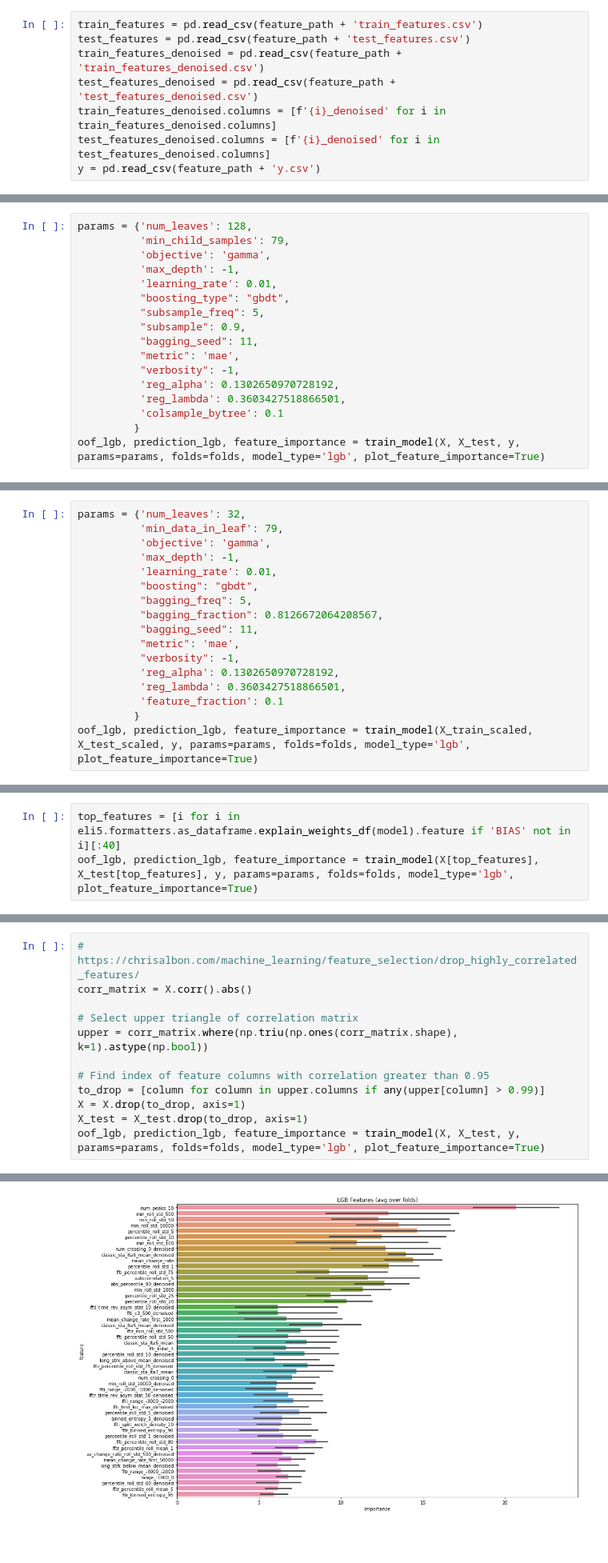
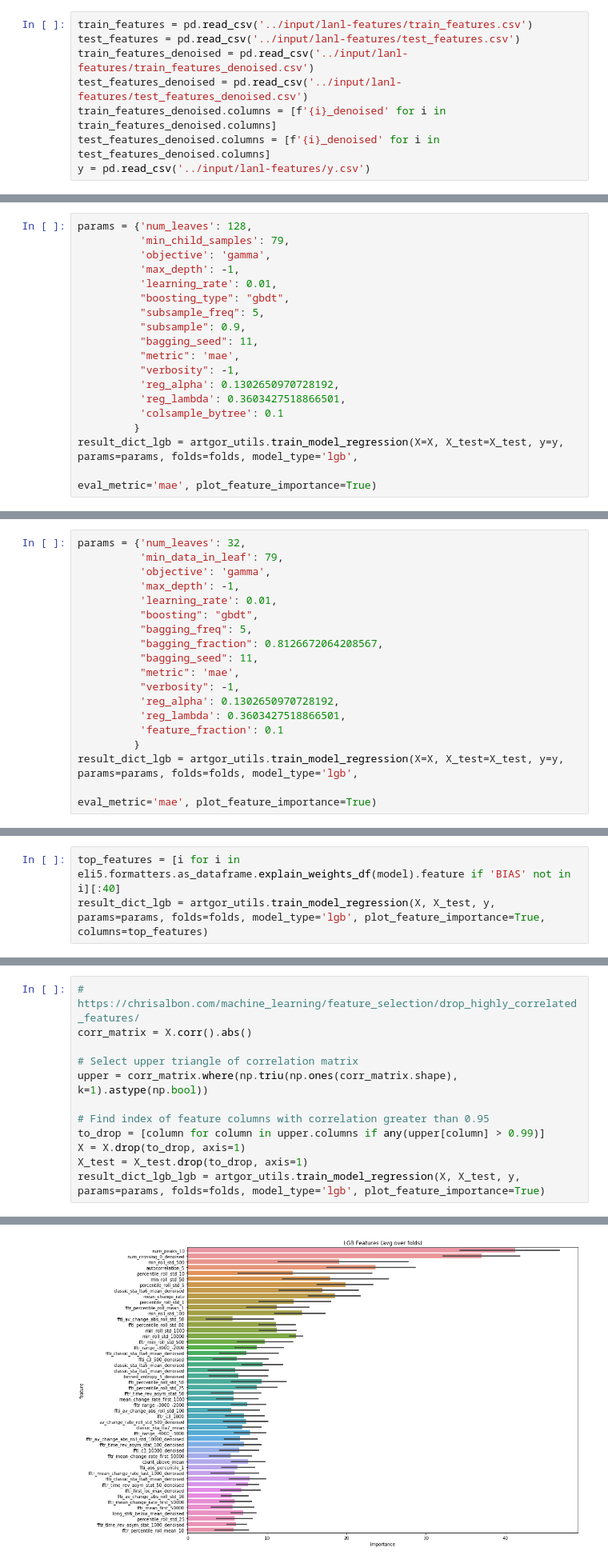
Before and after one commit to kuo77122/Kaggle, a Jupyter notebook: LANL-Earthquake-Prediction/code/kernals-from-Andrew/feature-selection-model-interpretation-and-more.ipynb, the cells around one changed output, grey strips where cells are left out. Shown: that part at 80% size. Drawn from its saved outputs; the diff is of its cells as text; blank space fills up the shorter version.

```diff
--- a/LANL-Earthquake-Prediction/code/kernals-from-Andrew/feature-selection-model-interpretation-and-more.ipynb
+++ b/LANL-Earthquake-Prediction/code/kernals-from-Andrew/feature-selection-model-interpretation-and-more.ipynb
@@ -150,13 +87,13 @@ os.listdir(feature_path)
 ## Loading data
 Let's load features!
 # %%
-train_features = pd.read_csv(feature_path + 'train_features.csv')
-test_features = pd.read_csv(feature_path + 'test_features.csv')
-train_features_denoised = pd.read_csv(feature_path + 'train_features_denoised.csv')
-test_features_denoised = pd.read_csv(feature_path + 'test_features_denoised.csv')
+train_features = pd.read_csv('../input/lanl-features/train_features.csv')
+test_features = pd.read_csv('../input/lanl-features/test_features.csv')
+train_features_denoised = pd.read_csv('../input/lanl-features/train_features_denoised.csv')
+test_features_denoised = pd.read_csv('../input/lanl-features/test_features_denoised.csv')
 train_features_denoised.columns = [f'{i}_denoised' for i in train_features_denoised.columns]
 test_features_denoised.columns = [f'{i}_denoised' for i in test_features_denoised.columns]
-y = pd.read_csv(feature_path + 'y.csv')
+y = pd.read_csv('../input/lanl-features/y.csv')
 # %%
 X = pd.concat([train_features, train_features_denoised], axis=1).drop(['seg_id_denoised', 'target_denoised'], axis=1)
 X_test = pd.concat([test_features, test_features_denoised], axis=1).drop(['seg_id_denoised', 'target_denoised'], axis=1)
@@ -287,5 +126,6 @@ params = {'num_leaves': 128,
           'reg_lambda': 0.3603427518866501,
           'colsample_bytree': 0.1
          }
-oof_lgb, prediction_lgb, feature_importance = train_model(X, X_test, y, params=params, folds=folds, model_type='lgb', plot_feature_importance=True)
+result_dict_lgb = artgor_utils.train_model_regression(X=X, X_test=X_test, y=y, params=params, folds=folds, model_type='lgb',
+                                                                                  eval_metric='mae', plot_feature_importance=True)
 # %% [output]
@@ -374,5 +214,6 @@ params = {'num_leaves': 32,
           'reg_lambda': 0.3603427518866501,
           'feature_fraction': 0.1
          }
-oof_lgb, prediction_lgb, feature_importance = train_model(X_train_scaled, X_test_scaled, y, params=params, folds=folds, model_type='lgb', plot_feature_importance=True)
+result_dict_lgb = artgor_utils.train_model_regression(X=X, X_test=X_test, y=y, params=params, folds=folds, model_type='lgb',
+                                                                                  eval_metric='mae', plot_feature_importance=True)
 # %% [output]
@@ -450,4 +291,4 @@ eli5.show_weights(perm, top=50, feature_names=top_columns)
 # %%
 top_features = [i for i in eli5.formatters.as_dataframe.explain_weights_df(model).feature if 'BIAS' not in i][:40]
-oof_lgb, prediction_lgb, feature_importance = train_model(X[top_features], X_test[top_features], y, params=params, folds=folds, model_type='lgb', plot_feature_importance=True)
+result_dict_lgb = artgor_utils.train_model_regression(X, X_test, y, params=params, folds=folds, model_type='lgb', plot_feature_importance=True, columns=top_features)
 # %% [output]
@@ -601,5 +442,5 @@ upper = corr_matrix.where(np.triu(np.ones(corr_matrix.shape), k=1).astype(np.boo
 to_drop = [column for column in upper.columns if any(upper[column] > 0.99)]
 X = X.drop(to_drop, axis=1)
 X_test = X_test.drop(to_drop, axis=1)
-oof_lgb, prediction_lgb, feature_importance = train_model(X, X_test, y, params=params, folds=folds, model_type='lgb', plot_feature_importance=True)
+result_dict_lgb_lgb = artgor_utils.train_model_regression(X, X_test, y, params=params, folds=folds, model_type='lgb', plot_feature_importance=True)
 # %% [output]
@@ -623,2 +464,2 @@ CV mean score: 2.0490, std: 0.0736.
-[figure, old version]
+[figure, new version]
 # %%
```
Also changed, not shown: parts of 51 cells of this notebook, 3 other files.
